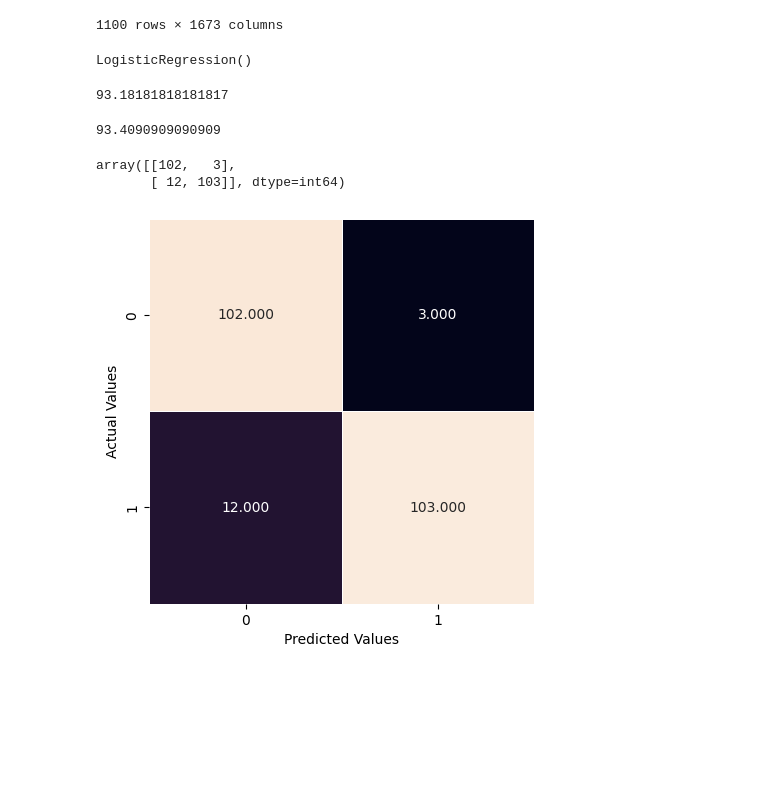
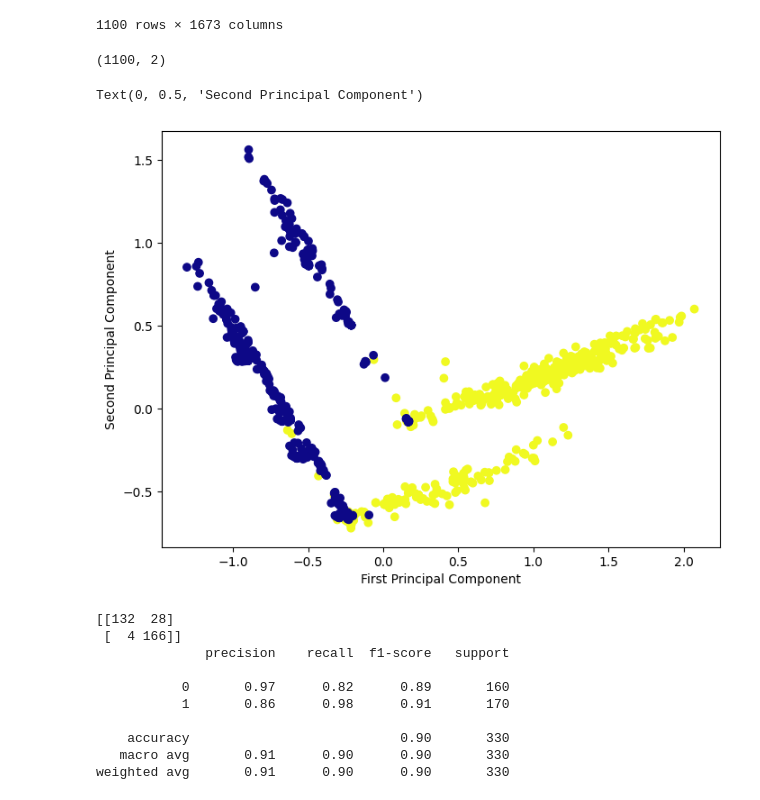
Before and after one commit to aharnishp/InsightScan-ML, a Jupyter notebook: data-cleaning/PCA.ipynb, the cells around one changed output. Drawn from its saved outputs; the diff is of its cells as text; code cells hidden in the pictures; blank space fills up the shorter version.

```diff
--- a/data-cleaning/PCA.ipynb
+++ b/data-cleaning/PCA.ipynb
@@ -24,4 +24,22 @@ df
 | 1098 | 0 | 0 | 0 | 0 | 0 | 0 | 0 | 0 | 0 | 0 | ... |
 | 1099 | 0 | 0 | 0 | 0 | 0 | 0 | 0 | 0 | 0 | 0 | ... |
 1100 rows × 1673 columns
+# %%
+## Implementing PCA
+from sklearn.decomposition import PCA
+pca = PCA(n_components=2)
+pca.fit(df.drop('Class', axis=1))
+x_pca = pca.transform(df.drop('Class', axis=1))
+x_pca.shape
+# %% [output]
+(1100, 2)
+# %%
+
+plt.figure(figsize=(8,6))
+plt.scatter(x_pca[:,0], x_pca[:,1], c=df['Class'], cmap='plasma')
+plt.xlabel('First Principal Component')
+plt.ylabel('Second Principal Component')
+# %% [output]
+Text(0, 0.5, 'Second Principal Component')
+[figure, added]
 # %%
@@ -29,7 +47,0 @@ X_train, X_test, y_train, y_test = train_test_split(df.drop('Class', axis=1), df
-# %%
-# Decision Tree
-
-lr = LogisticRegression()
-lr.fit(X_train, y_train)
-# %% [output]
-LogisticRegression()
@@ -38,26 +47,0 @@ y_predicted = lr.predict(X_test)
-# %%
-accuracy_score(y_test, y_predicted)*100
-# %% [output]
-93.18181818181817
-# %%
-y_predicted_train = lr.predict(X_train)
-accuracy_score(y_train, y_predicted_train)*100
-# %% [output]
-93.4090909090909
-# %%
-cm = confusion_matrix(y_test, y_predicted)
-cm
-# %% [output]
-array([[102,   3],
-       [ 12, 103]], dtype=int64)
-# %%
-import matplotlib.pyplot as plt
-import seaborn as sns
-
-plt.figure(figsize=(5,5))
-sns.heatmap(cm, annot=True, fmt='0.3f', linewidth=0.5, square=True, cbar=False)
-plt.ylabel('Actual Values')
-plt.xlabel('Predicted Values')
-plt.show()
-# %% [output]
-[figure, removed]
@@ -63,0 +53,15 @@ plt.show()
+# %%
+## Evaluation
+print(confusion_matrix(y_test, predictions))
+print(classification_report(y_test, predictions))
+# %% [output]
+[[132  28]
+ [  4 166]]
+              precision    recall  f1-score   support
+
+           0       0.97      0.82      0.89       160
+           1       0.86      0.98      0.91       170
+
+    accuracy                           0.90       330
+   macro avg       0.91      0.90      0.90       330
+weighted avg       0.91      0.90      0.90       330
```
Also changed, not shown: parts of 4 cells of this notebook, 1 other file.
